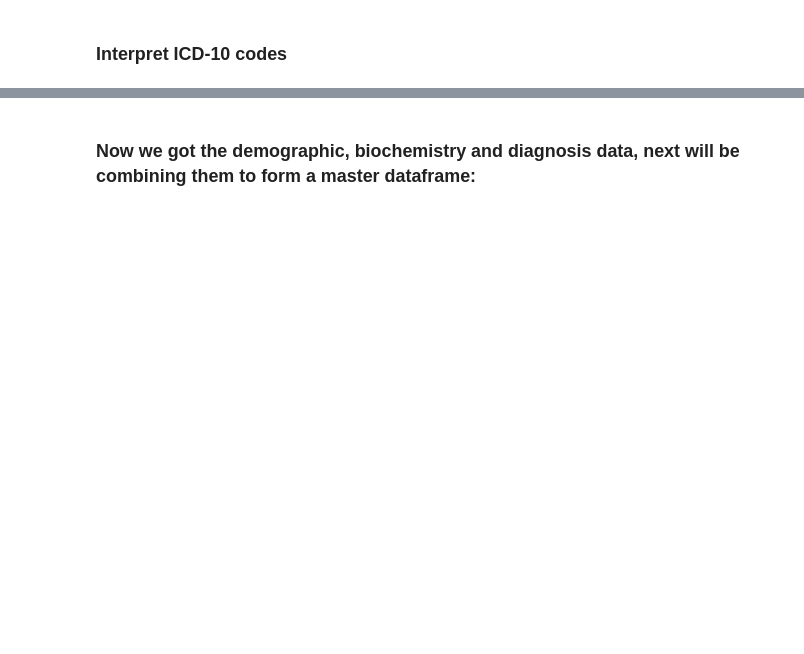
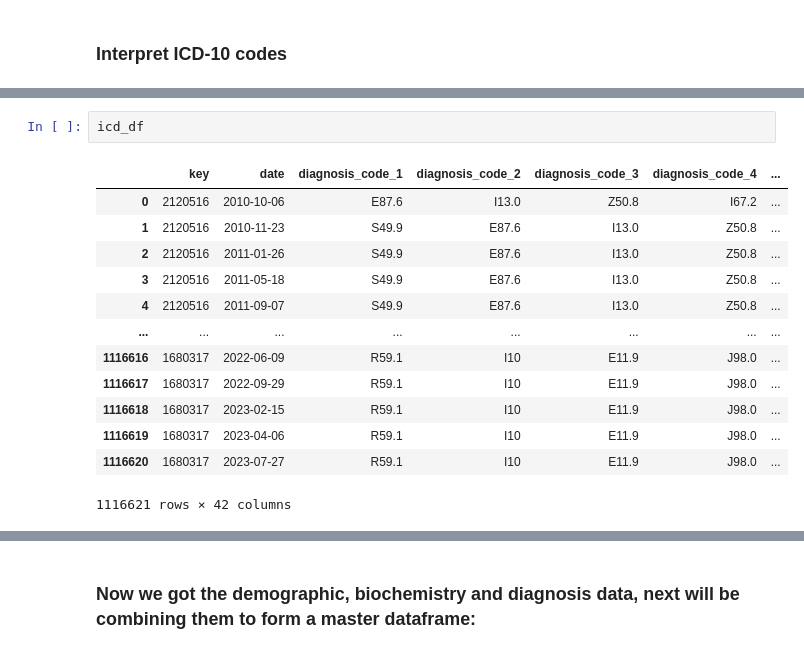
Before and after one commit to leungkcofficial/tarot, a Jupyter notebook: code/data_retriever.ipynb, the cells around one changed output, grey strips where cells are left out. Saved outputs shown, nothing was run; the diff lists cells and outputs as text; blank space fills up the shorter version.

```diff
--- a/code/data_retriever.ipynb
+++ b/code/data_retriever.ipynb
@@ -667,3 +667,19 @@ gc.collect()
+# %%
+icd_df
+# %% [output]
+|  | key | date | diagnosis_code_1 | diagnosis_code_2 | diagnosis_code_3 | diagnosis_code_4 | ... |
+| 0 | 2120516 | 2010-10-06 | E87.6 | I13.0 | Z50.8 | I67.2 | ... |
+| 1 | 2120516 | 2010-11-23 | S49.9 | E87.6 | I13.0 | Z50.8 | ... |
+| 2 | 2120516 | 2011-01-26 | S49.9 | E87.6 | I13.0 | Z50.8 | ... |
+| 3 | 2120516 | 2011-05-18 | S49.9 | E87.6 | I13.0 | Z50.8 | ... |
+| 4 | 2120516 | 2011-09-07 | S49.9 | E87.6 | I13.0 | Z50.8 | ... |
+| ... | ... | ... | ... | ... | ... | ... | ... |
+| 1116616 | 1680317 | 2022-06-09 | R59.1 | I10 | E11.9 | J98.0 | ... |
+| 1116617 | 1680317 | 2022-09-29 | R59.1 | I10 | E11.9 | J98.0 | ... |
+| 1116618 | 1680317 | 2023-02-15 | R59.1 | I10 | E11.9 | J98.0 | ... |
+| 1116619 | 1680317 | 2023-04-06 | R59.1 | I10 | E11.9 | J98.0 | ... |
+| 1116620 | 1680317 | 2023-07-27 | R59.1 | I10 | E11.9 | J98.0 | ... |
+1116621 rows × 42 columns
 # %%
 def get_first_occurrence_date(code_df, related_codes_df, prefix='first'):
     """
```
Also changed, not shown: parts of 21 cells of this notebook, 11 other files.
